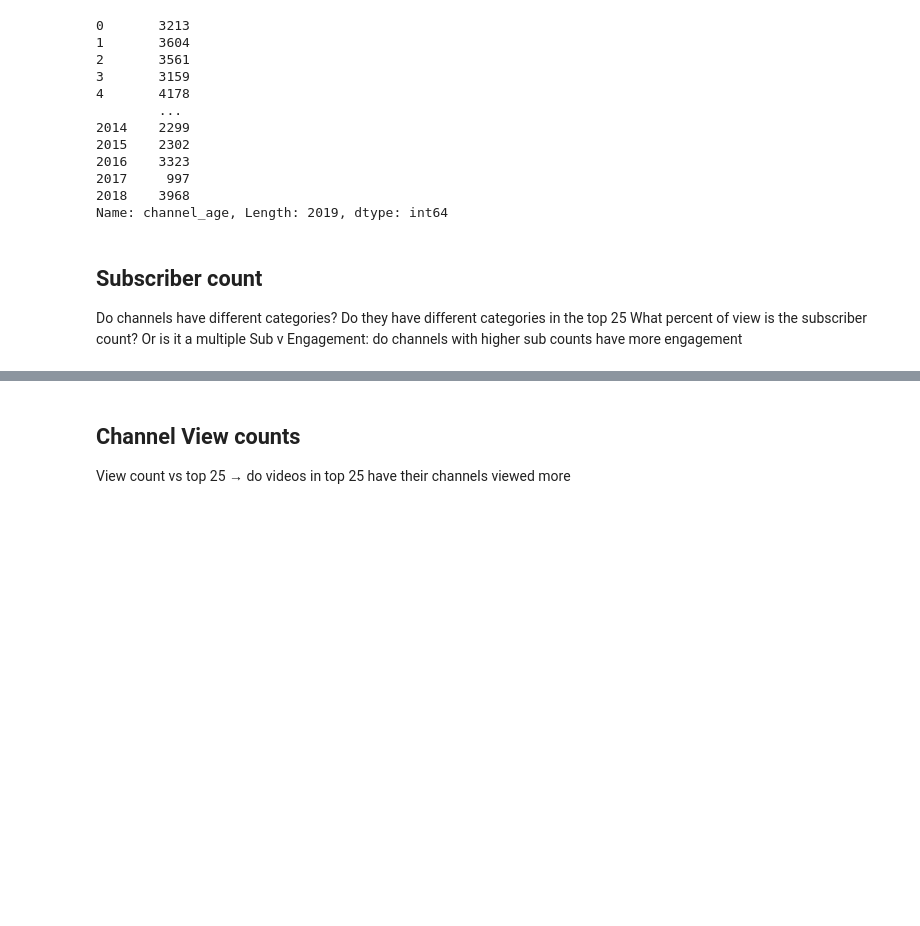
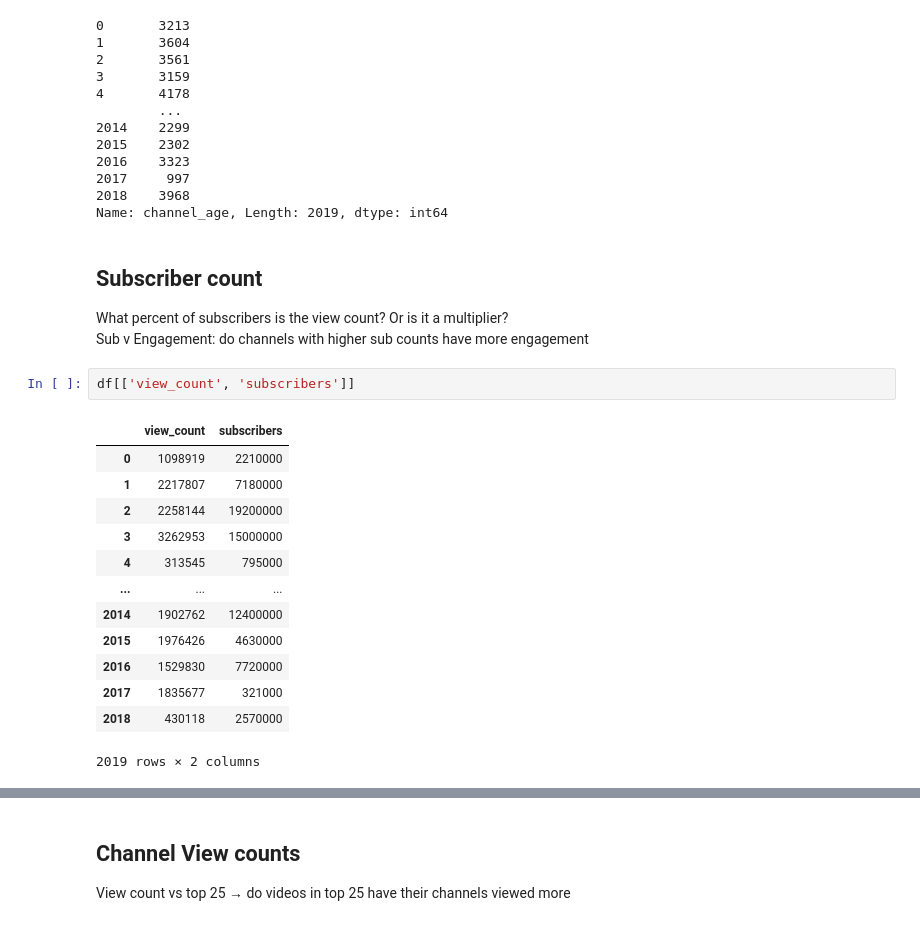
Before and after one commit to Youtube-Data-Analysis/top_200, a Jupyter notebook: shorter_explore.ipynb, the cells around one changed output, grey strips where cells are left out. Drawn from its saved outputs; the diff is of its cells as text; blank space fills up the shorter version.

```diff
--- a/shorter_explore.ipynb
+++ b/shorter_explore.ipynb
@@ -502,6 +502,21 @@ df.channel_age
 Name: channel_age, Length: 2019, dtype: int64
 # %% [markdown]
 ## Subscriber count
-Do channels have different categories? Do they have different categories in the top 25
-What percent of view is the subscriber count? Or is it a multiple
+What percent of subscribers is the view count? Or is it a multiplier?
 Sub v Engagement: do channels with higher sub counts have more engagement
+# %%
+df[['view_count', 'subscribers']]
+# %% [output]
+|  | view_count | subscribers |
+| 0 | 1098919 | 2210000 |
+| 1 | 2217807 | 7180000 |
+| 2 | 2258144 | 19200000 |
+| 3 | 3262953 | 15000000 |
+| 4 | 313545 | 795000 |
+| ... | ... | ... |
+| 2014 | 1902762 | 12400000 |
+| 2015 | 1976426 | 4630000 |
+| 2016 | 1529830 | 7720000 |
+| 2017 | 1835677 | 321000 |
+| 2018 | 430118 | 2570000 |
+2019 rows × 2 columns
```
Also changed, not shown: parts of 8 cells of this notebook, 1 other file.
